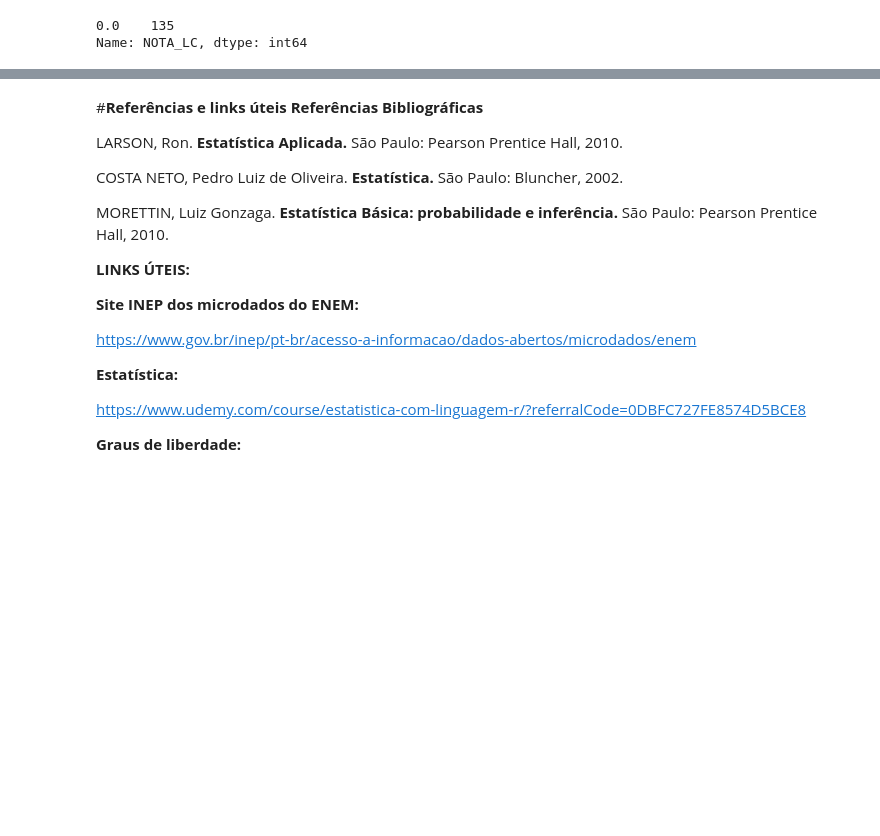
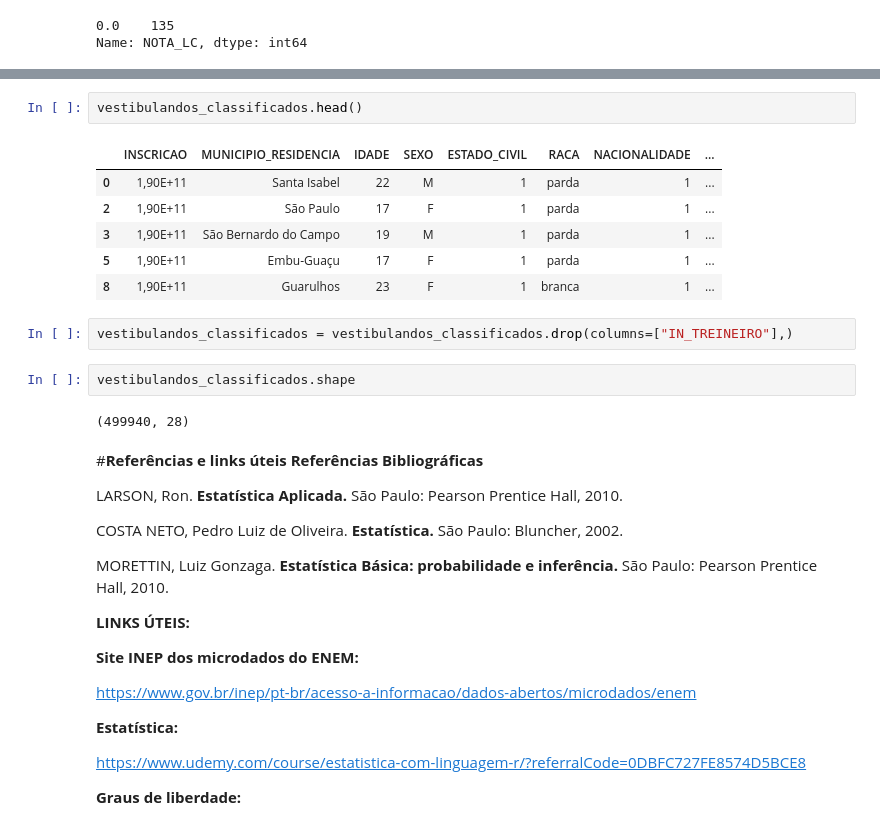
Before and after one commit to mateus-neres/Analise_estatistica_enem_2019, a Jupyter notebook: tratamento_enem_2019.ipynb, the cells around one changed output, grey strips where cells are left out. Drawn from its saved outputs; the diff is of its cells as text; blank space fills up the shorter version.

```diff
--- a/tratamento_enem_2019.ipynb
+++ b/tratamento_enem_2019.ipynb
@@ -456,3 +468,18 @@ Name: NOTA_LC, dtype: int64
+# %%
+vestibulandos_classificados.head()
+# %% [output]
+|  | INSCRICAO | MUNICIPIO_RESIDENCIA | IDADE | SEXO | ESTADO_CIVIL | RACA | NACIONALIDADE | ... |
+| 0 | 1,90E+11 | Santa Isabel | 22 | M | 1 | parda | 1 | ... |
+| 2 | 1,90E+11 | São Paulo | 17 | F | 1 | parda | 1 | ... |
+| 3 | 1,90E+11 | São Bernardo do Campo | 19 | M | 1 | parda | 1 | ... |
+| 5 | 1,90E+11 | Embu-Guaçu | 17 | F | 1 | parda | 1 | ... |
+| 8 | 1,90E+11 | Guarulhos | 23 | F | 1 | branca | 1 | ... |
+# %%
+vestibulandos_classificados = vestibulandos_classificados.drop(columns=["IN_TREINEIRO"],)
+# %%
+vestibulandos_classificados.shape
+# %% [output]
+(499940, 28)
 # %% [markdown]
 #**Referências e links úteis**
 **Referências Bibliográficas**
```
Also changed, not shown: parts of 1 cell of this notebook.
